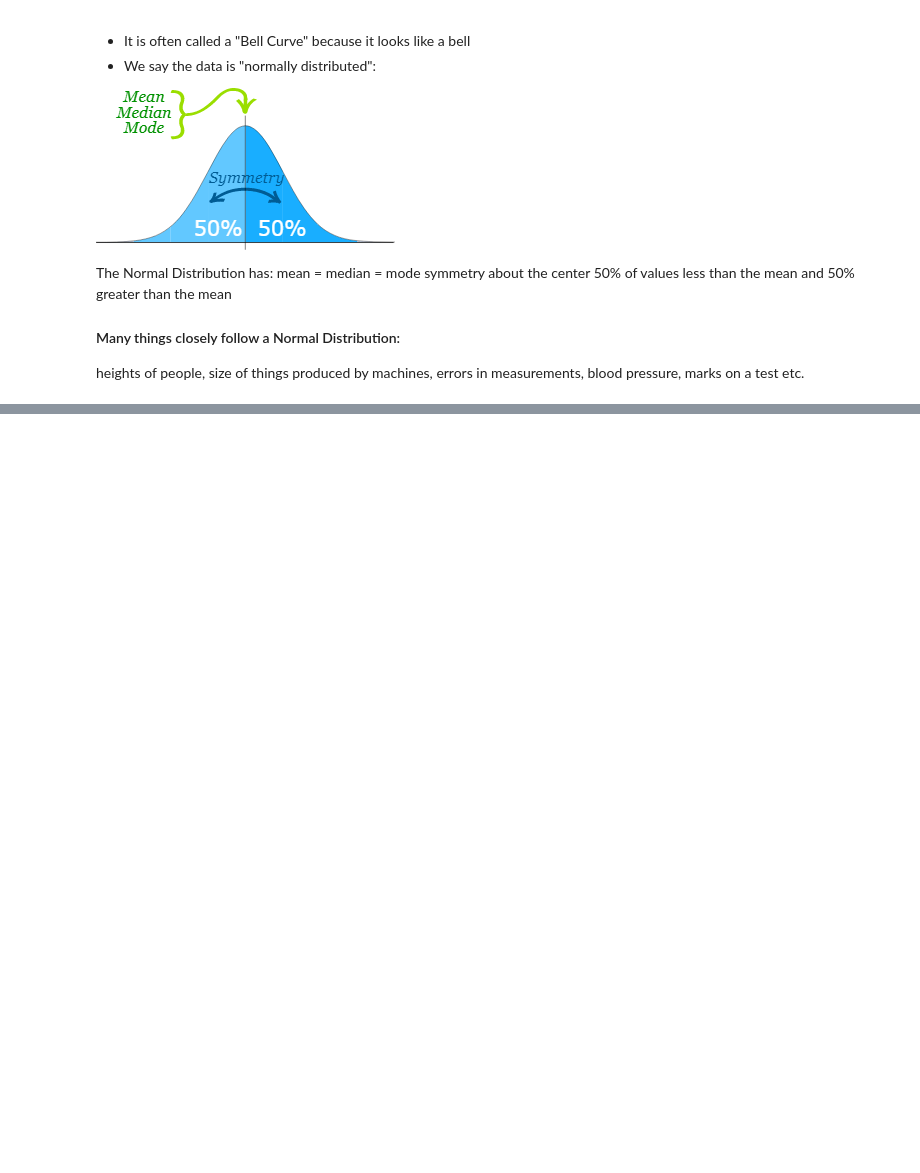
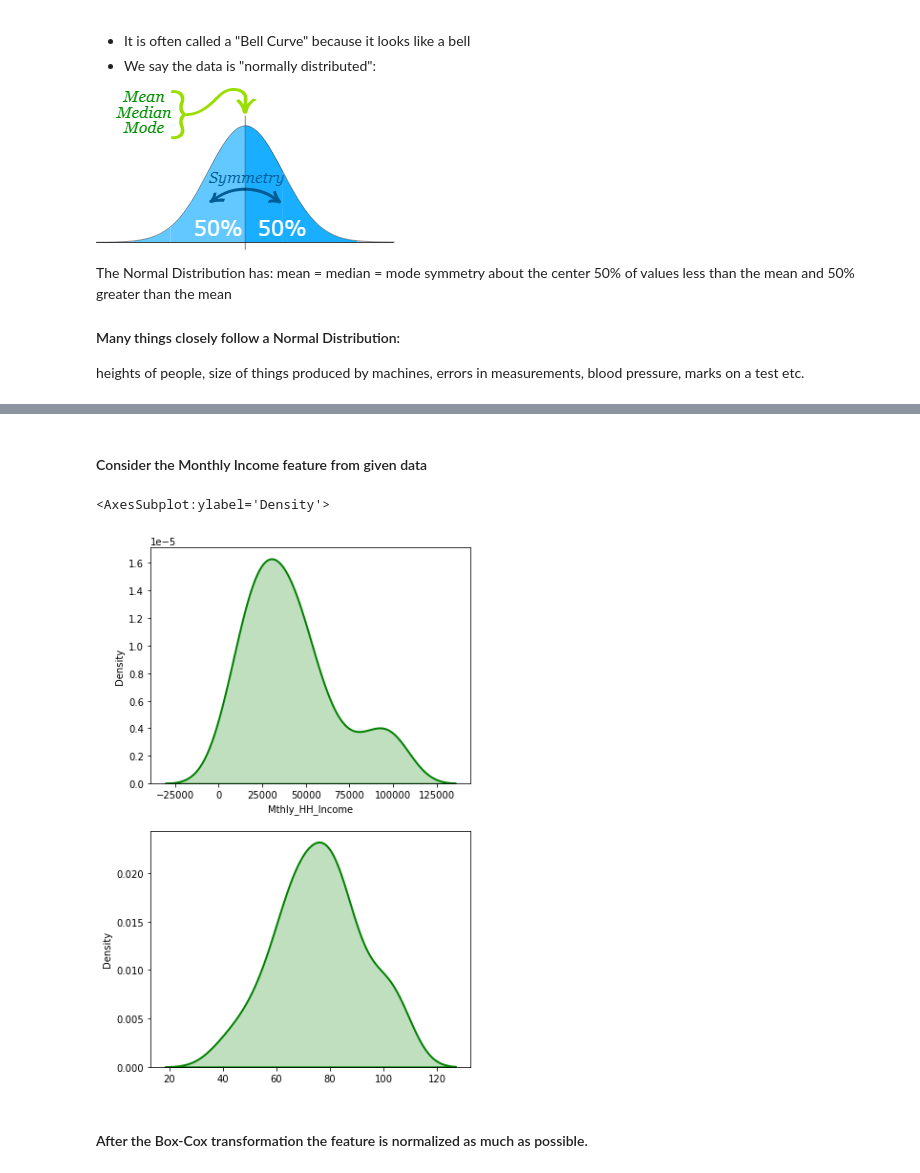
Before and after one commit to vinayaka16041999/Innomatics_Internsship_Apr_21, a Jupyter notebook: Week-4/12_May.ipynb, the cells around one changed output, grey strips where cells are left out. Saved outputs shown, nothing was run; the diff lists cells and outputs as text; code cells hidden in the pictures; blank space fills up the shorter version.

```diff
--- a/Week-4/12_May.ipynb
+++ b/Week-4/12_May.ipynb
@@ -202,0 +317,18 @@ marks on a test etc.
+# %% [markdown]
+#### Consider the Monthly Income feature from given data
+# %%
+original_data = df['Mthly_HH_Income']
+fitted_data, fitted_lambda = sp.stats.boxcox(original_data)
+fig, ax = plt.subplots(2,1)
+fig.set_figheight(10)
+sb.distplot(original_data, hist = False, kde = True,
+            kde_kws = {'shade': True, 'linewidth': 2},
+            label = "Non-Normal", color ="green", ax = ax[0])
+sb.distplot(fitted_data, hist = False, kde = True,
+            kde_kws = {'shade': True, 'linewidth': 2},
+            label = "Normal", color ="green", ax = ax[1])
+# %% [output]
+<AxesSubplot:ylabel='Density'>
+[figure, added]
+# %% [markdown]
+#### After the Box-Cox transformation the feature is normalized as much as possible.
```
Also changed, not shown: parts of 17 cells of this notebook.
